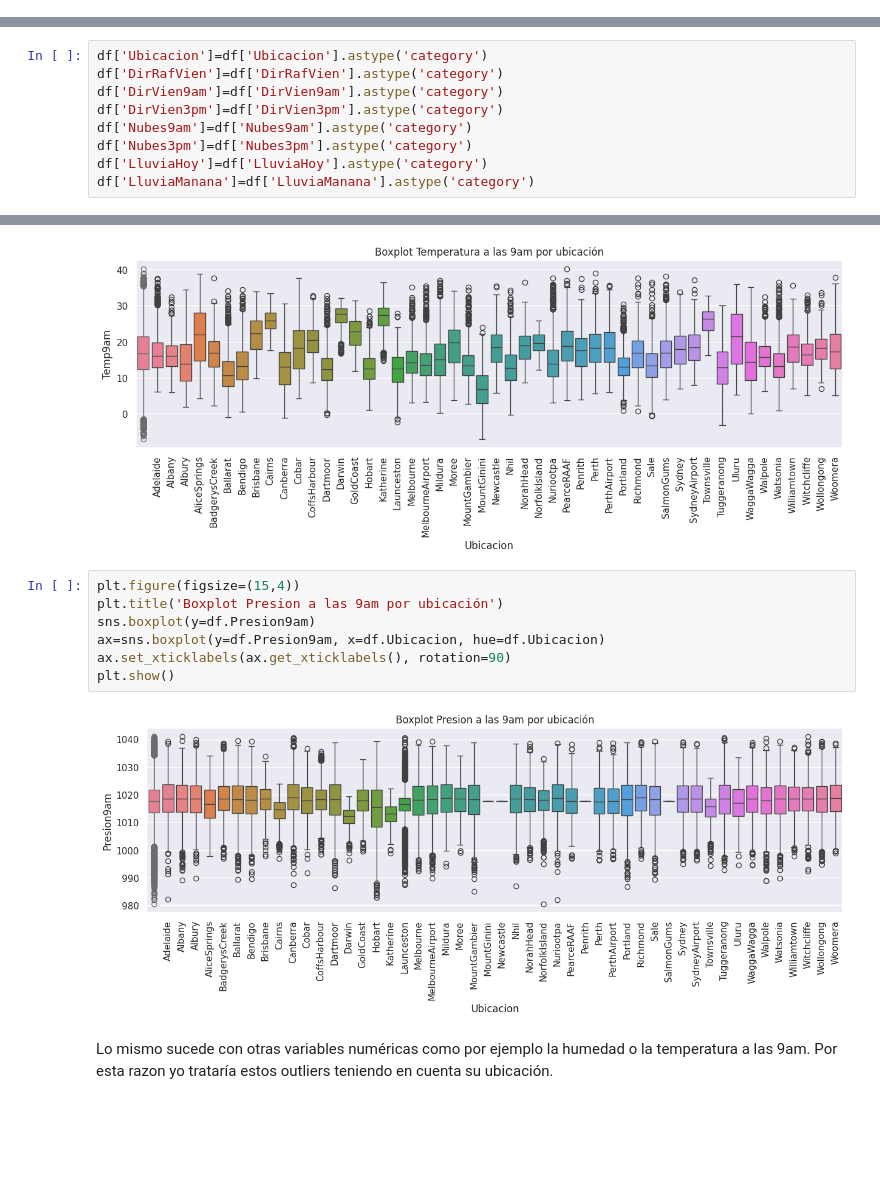
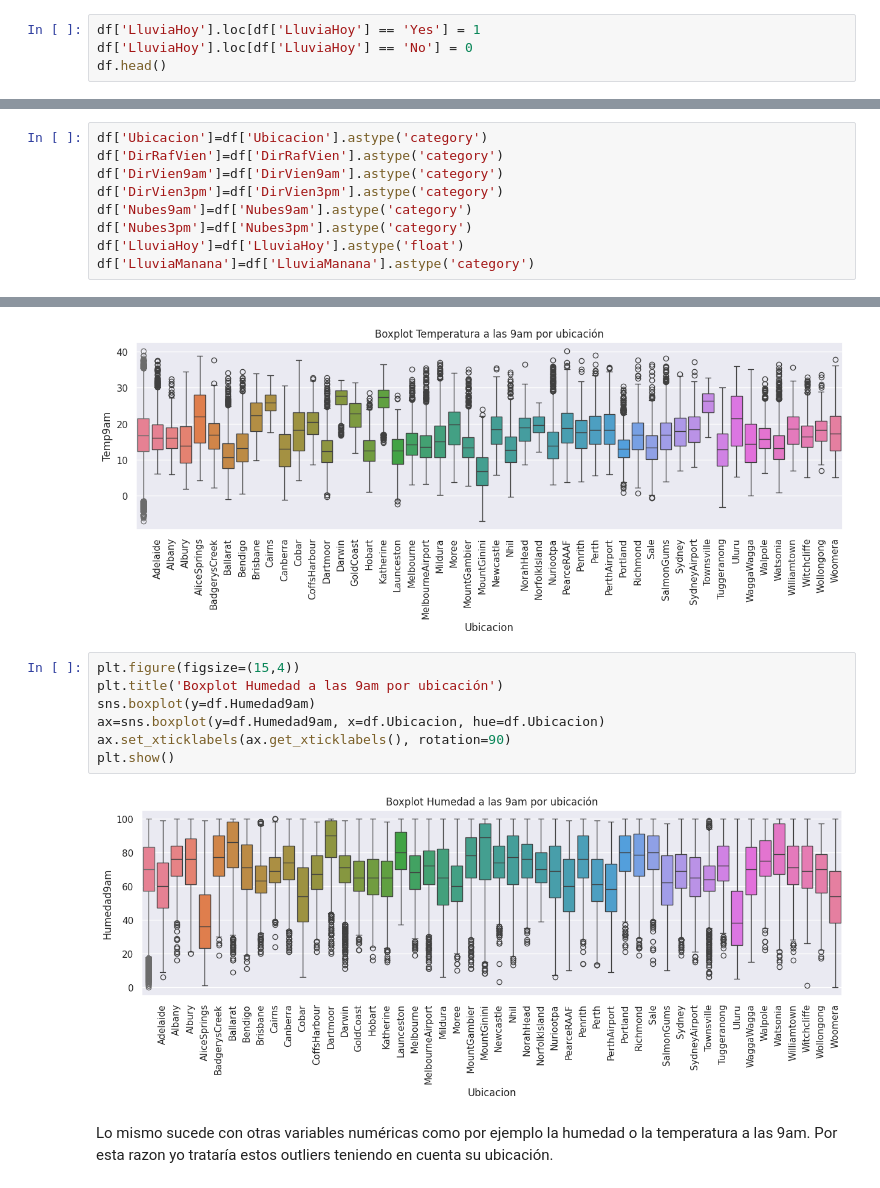
Before and after one commit to DanyPao/DataScience1-Daniela-Esposito, a Jupyter notebook: Visualizacion_Daniela_Esposito.ipynb, the cells around one changed output, grey strips where cells are left out. Cells and saved outputs as stored; diff of their text form; blank space fills up the shorter version.

```diff
--- a/Visualizacion_Daniela_Esposito.ipynb
+++ b/Visualizacion_Daniela_Esposito.ipynb
@@ -123,3 +123,7 @@ df.head()
 | 2 | Row2 | Albury | 17.5 | 32.3 | 1.0 | NaN | NaN | W | 41.0 | ... |
 | 3 | Row3 | Albury | 14.6 | 29.7 | 0.2 | NaN | NaN | WNW | 56.0 | ... |
 | 4 | Row4 | Albury | 7.7 | 26.7 | 0.0 | NaN | NaN | W | 35.0 | ... |
+# %%
+df['LluviaHoy'].loc[df['LluviaHoy'] == 'Yes'] = 1
+df['LluviaHoy'].loc[df['LluviaHoy'] == 'No'] = 0
+df.head()
@@ -164,7 +175,7 @@ df['DirVien9am']=df['DirVien9am'].astype('category')
 df['DirVien3pm']=df['DirVien3pm'].astype('category')
 df['Nubes9am']=df['Nubes9am'].astype('category')
 df['Nubes3pm']=df['Nubes3pm'].astype('category')
-df['LluviaHoy']=df['LluviaHoy'].astype('category')
+df['LluviaHoy']=df['LluviaHoy'].astype('float')
 df['LluviaManana']=df['LluviaManana'].astype('category')
 # %%
 df.describe(include='category')
@@ -420,13 +431,13 @@ plt.show()
 [figure]
 # %%
 plt.figure(figsize=(15,4))
-plt.title('Boxplot Presion a las 9am por ubicación')
-sns.boxplot(y=df.Presion9am)
-ax=sns.boxplot(y=df.Presion9am, x=df.Ubicacion, hue=df.Ubicacion)
+plt.title('Boxplot Humedad a las 9am por ubicación')
+sns.boxplot(y=df.Humedad9am)
+ax=sns.boxplot(y=df.Humedad9am, x=df.Ubicacion, hue=df.Ubicacion)
 ax.set_xticklabels(ax.get_xticklabels(), rotation=90)
 plt.show()
 # %% [output]
-[figure, old version]
+[figure, new version]
 # %% [markdown]
 Lo mismo sucede con otras variables numéricas como por ejemplo la humedad o la temperatura a las 9am.
 Por esta razon yo trataría estos outliers teniendo en cuenta su ubicación.
```
Also changed, not shown: parts of 13 cells of this notebook.
